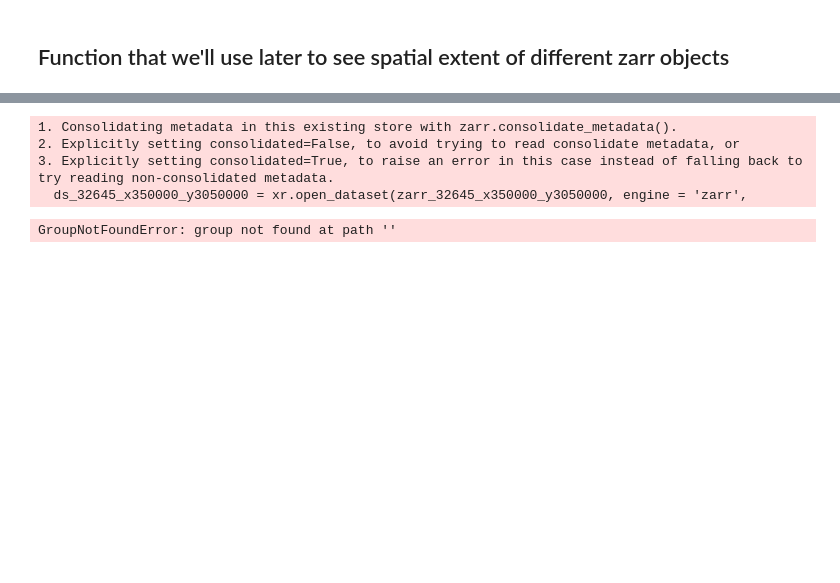
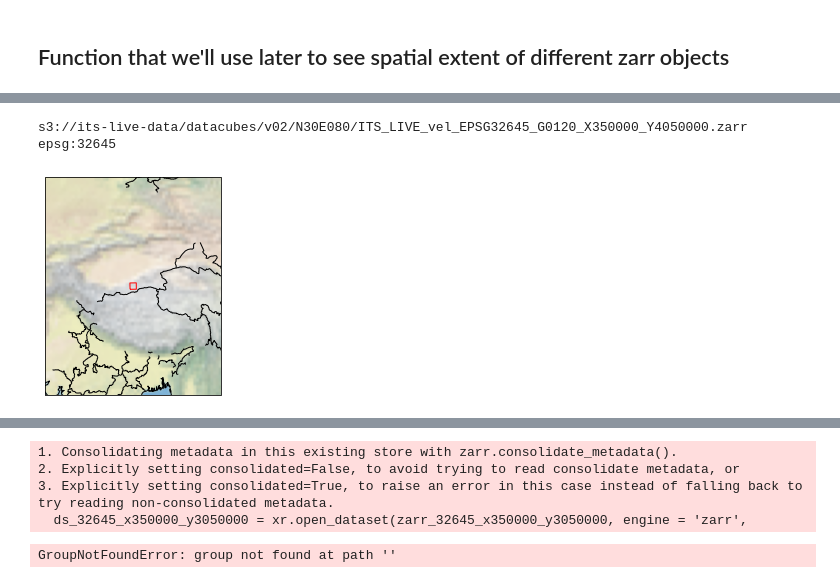
Before and after one commit to e-marshall/itslive, a Jupyter notebook: hma_itslive_s3_data.ipynb, the cells around one changed output, grey strips where cells are left out. Drawn from its saved outputs; the diff is of its cells as text; code cells hidden in the pictures; blank space fills up the shorter version.

```diff
--- a/hma_itslive_s3_data.ipynb
+++ b/hma_itslive_s3_data.ipynb
@@ -16,0 +148,17 @@ import cartopy.crs as ccrs
+# %%
+def read_in_s3(http_url):
+    s3_url = http_url.replace('http','s3')
+    s3_url = s3_url.replace('.s3.amazonaws.com','')
+    print(s3_url)
+
+    datacube = xr.open_dataset(s3_url, engine = 'zarr',
+                                storage_options={'anon':True})
+
+    return datacube
+# %%
+datacube_x35_y405 = read_in_s3('http://its-live-data.s3.amazonaws.com/datacubes/v02/N30E080/ITS_LIVE_vel_EPSG32645_G0120_X350000_Y4050000.zarr')
+get_bbox(datacube_x35_y405)
+# %% [output]
+s3://its-live-data/datacubes/v02/N30E080/ITS_LIVE_vel_EPSG32645_G0120_X350000_Y4050000.zarr
+epsg:32645
+[figure, added]
```
Also changed, not shown: parts of 29 cells of this notebook, 30 other files.
